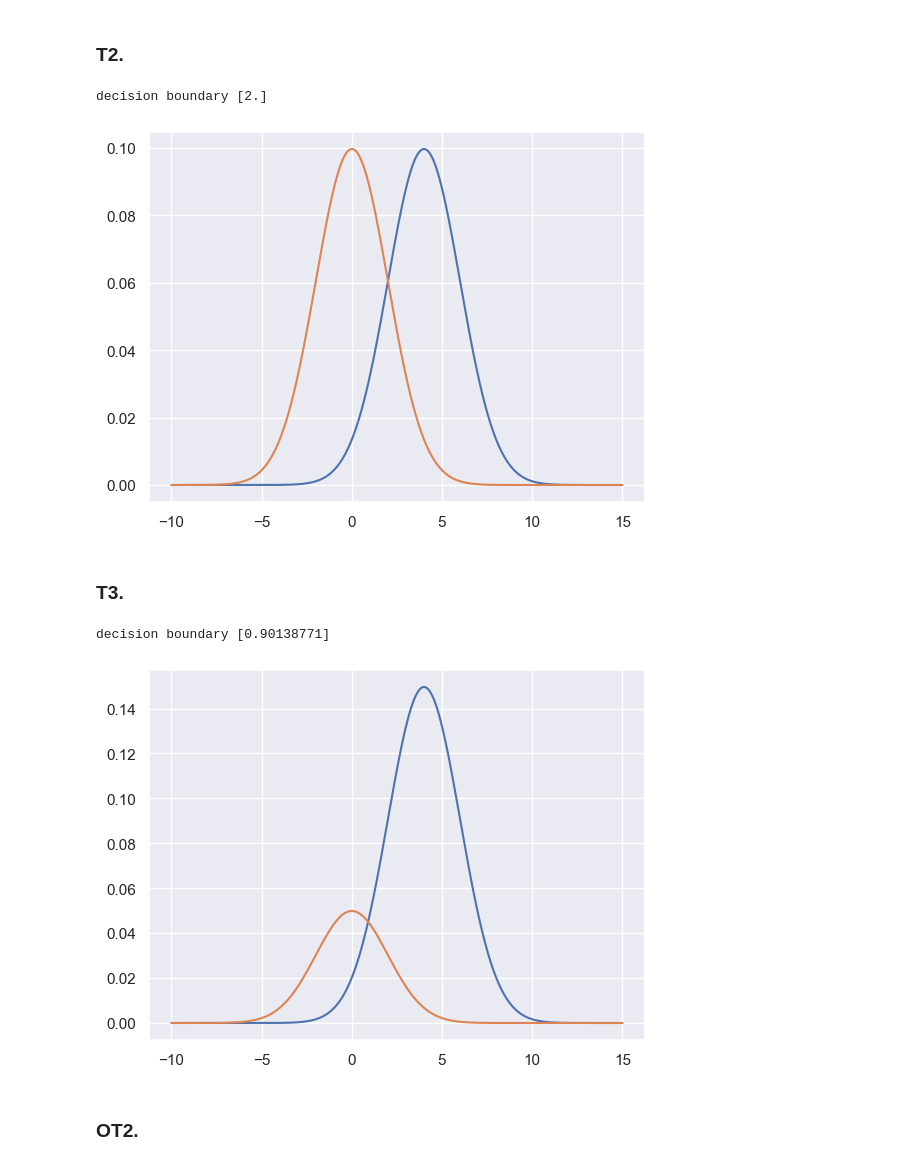
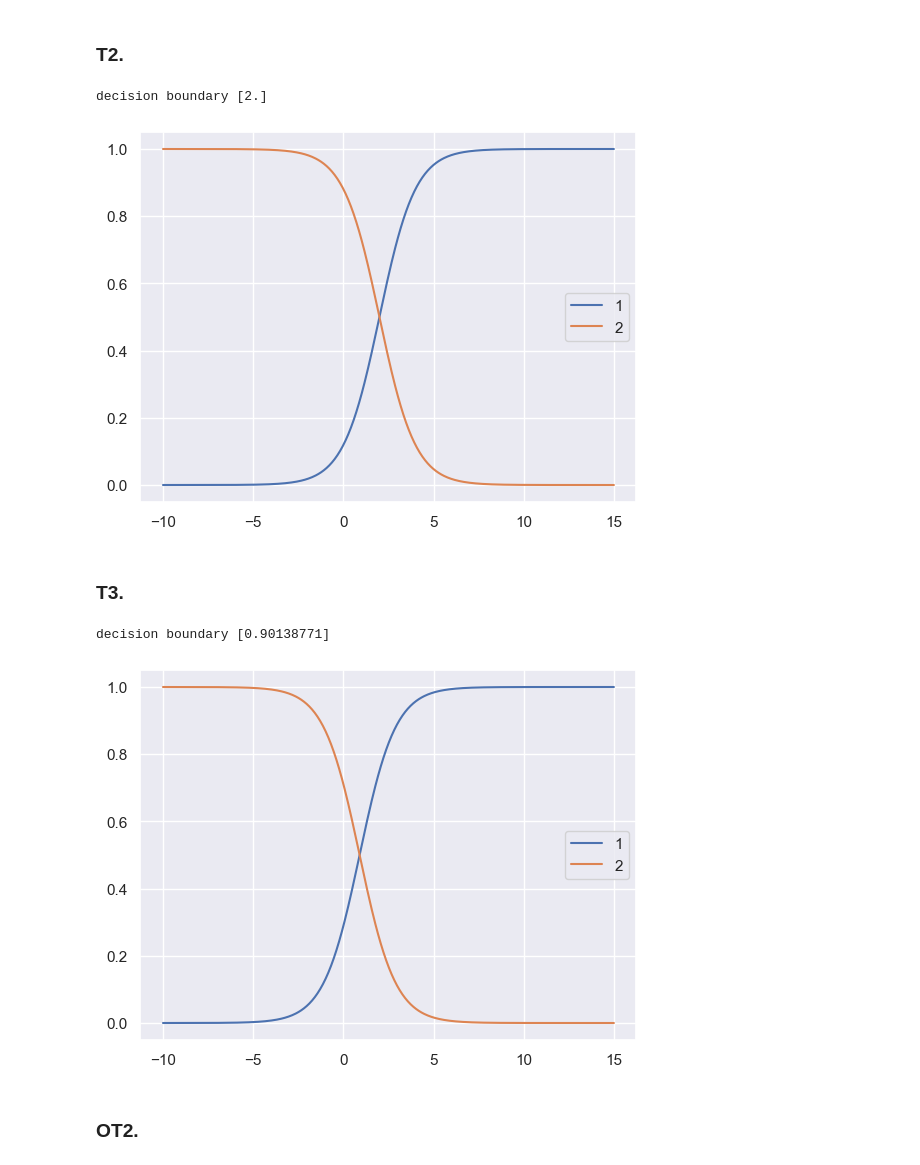
Before and after one commit to Mond45/pattern_recognition, a Jupyter notebook: hw2/Pattern_HW2_student_2024.ipynb, the cells around one changed output. Saved outputs shown, nothing was run; the diff lists cells and outputs as text; code cells hidden in the pictures.

```diff
--- a/hw2/Pattern_HW2_student_2024.ipynb
+++ b/hw2/Pattern_HW2_student_2024.ipynb
@@ -37,9 +37,10 @@ from scipy.optimize import fsolve
 x = np.linspace(-10, 15, 500)
 y1 = norm.pdf(x, loc=4, scale=2)
 y2 = norm.pdf(x, loc=0, scale=2)
-plt.plot(x, y1 * 0.5)
-plt.plot(x, y2 * 0.5)
-
+z = y1 * 0.5 + y2 * 0.5
+plt.plot(x, (y1 * 0.5) / z, label="1")
+plt.plot(x, (y2 * 0.5) / z, label="2")
+plt.legend()
 solution = fsolve(
     lambda x: norm.pdf(x, loc=4, scale=2) - norm.pdf(x, loc=0, scale=2), 2
 )
@@ -47,25 +48,25 @@ solution = fsolve(
 print("decision boundary", solution)
 # %% [output]
 decision boundary [2.]
-[figure, old version]
+[figure, new version]
 # %% [markdown]
 ### T3.
 # %%
 x = np.linspace(-10, 15, 500)
 y1 = norm.pdf(x, loc=4, scale=2)
 y2 = norm.pdf(x, loc=0, scale=2)
 z = y1 * 0.75 + y2 * 0.25
-plt.plot(x, (y1 * 0.75))
-plt.plot(x, (y2 * 0.25))
-
+plt.plot(x, (y1 * 0.75) / z, label="1")
+plt.plot(x, (y2 * 0.25) / z, label="2")
+plt.legend()
 solution = fsolve(
     lambda x: 0.75 * norm.pdf(x, loc=4, scale=2) - 0.25 * norm.pdf(x, loc=0, scale=2), 2
 )
 
 print("decision boundary", solution)
 # %% [output]
 decision boundary [0.90138771]
-[figure, old version]
+[figure, new version]
 # %% [markdown]
 ### OT2.
 # %% [markdown]
```
Also changed, not shown: parts of 15 cells of this notebook.
